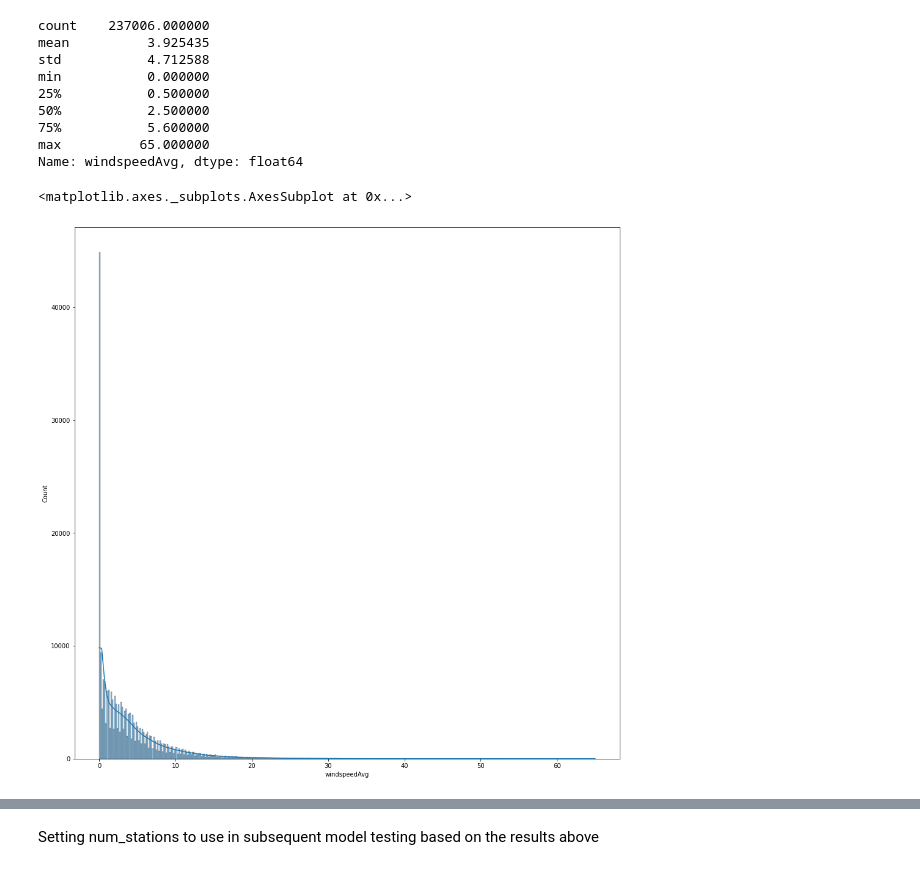
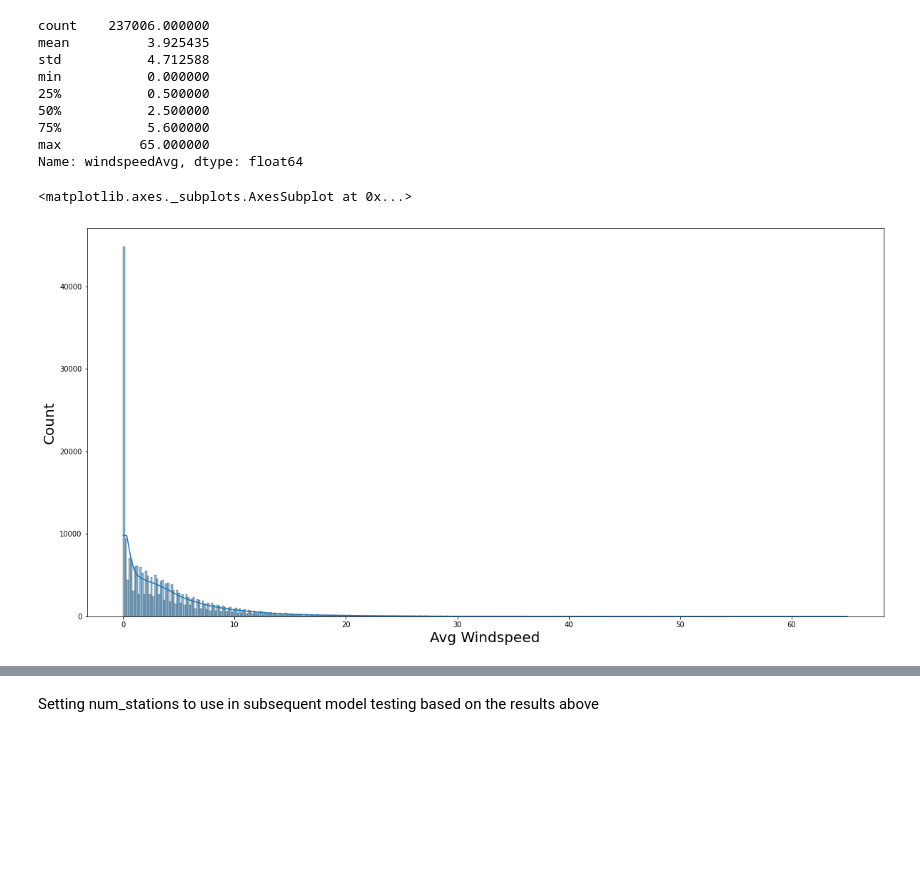
Before and after one commit to riverdogcabin/PSDS4900, a Jupyter notebook: wu_observation_modeling.ipynb, the cells around one changed output, grey strips where cells are left out. Drawn from its saved outputs; the diff is of its cells as text; code cells hidden in the pictures; blank space fills up the shorter version.

```diff
--- a/wu_observation_modeling.ipynb
+++ b/wu_observation_modeling.ipynb
@@ -207,8 +210,12 @@ min           0.000000
 max          65.000000
 Name: windspeedAvg, dtype: float64
 # %%
-fig, ax = plt.subplots(figsize=(16,16))
+fig, ax = plt.subplots(figsize=(20,10))
+ax.set_xlabel('Avg Windspeed', fontdict={'fontsize' : 20})
+ax.set_ylabel('Count', fontdict={'fontsize' : 20})
+# sns.set(font_scale = 2)
+
 sns.histplot(data=df, x="windspeedAvg", kde=True,ax=ax)
 # %% [output]
 <matplotlib.axes._subplots.AxesSubplot at 0x...>
-[figure, old version]
+[figure, new version]
```
Also changed, not shown: parts of 60 cells of this notebook.
